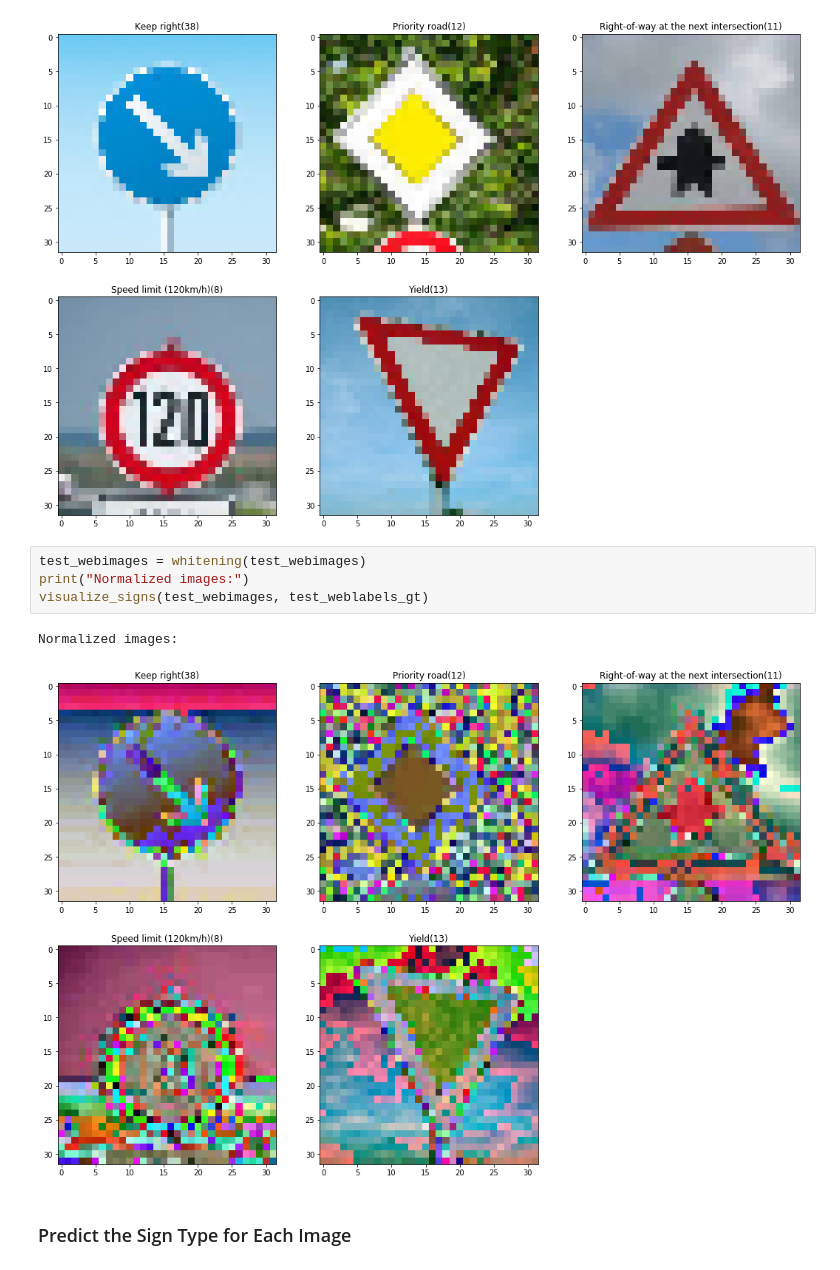
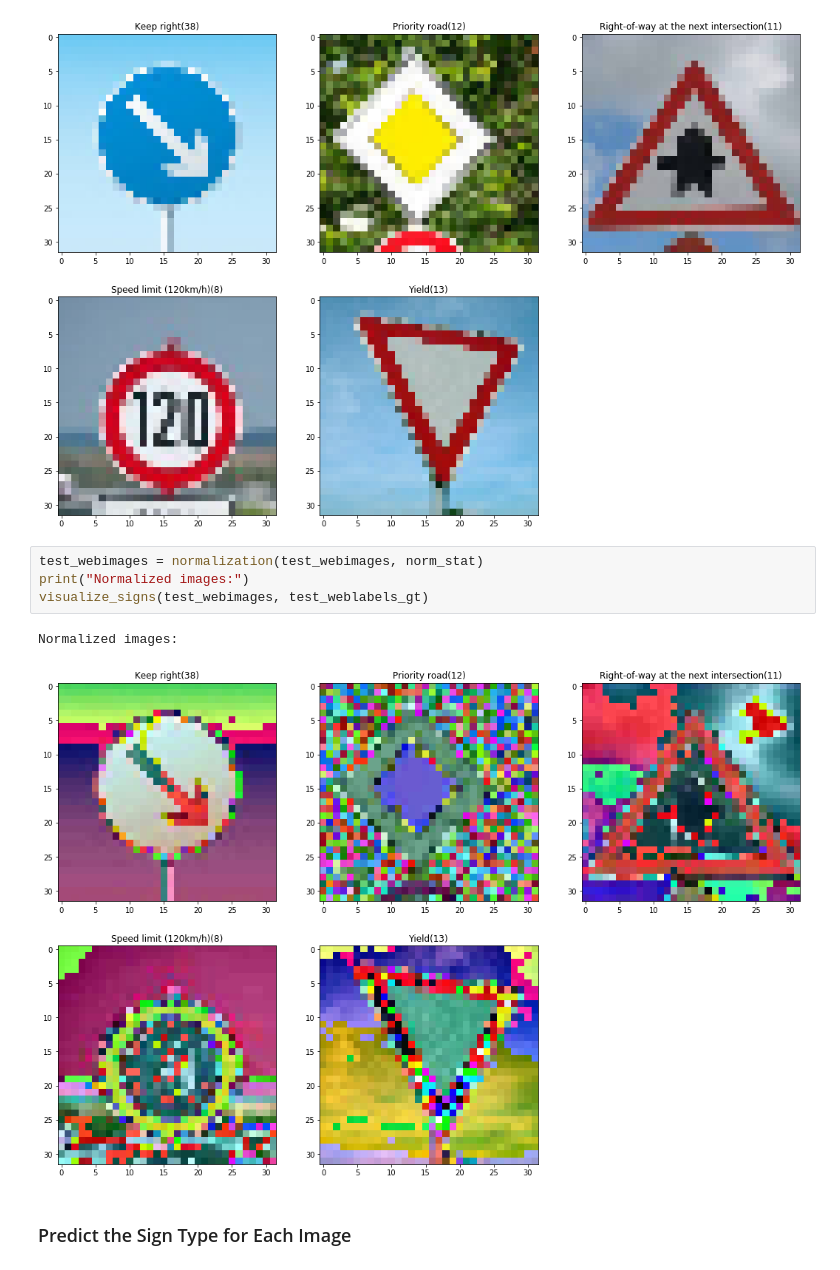
Before and after one commit to aponamarev/CarND-Traffic-Sign-Classifier-Project, a Jupyter notebook: Traffic_Sign_Classifier.ipynb, the cells around one changed output. Saved outputs shown, nothing was run; the diff lists cells and outputs as text.

```diff
--- a/Traffic_Sign_Classifier.ipynb
+++ b/Traffic_Sign_Classifier.ipynb
@@ -381,12 +395,12 @@ resulting batch shape: (5, 32, 32, 3)
 Original images:
 [figure]
 # %%
-test_webimages = whitening(test_webimages)
+test_webimages = normalization(test_webimages, norm_stat)
 print("Normalized images:")
 visualize_signs(test_webimages, test_weblabels_gt)
 # %% [output]
 Normalized images:
-[figure, old version]
+[figure, new version]
 # %% [markdown]
 ### Predict the Sign Type for Each Image
 # %%
```
Also changed, not shown: parts of 10 cells of this notebook, 21 other files.
